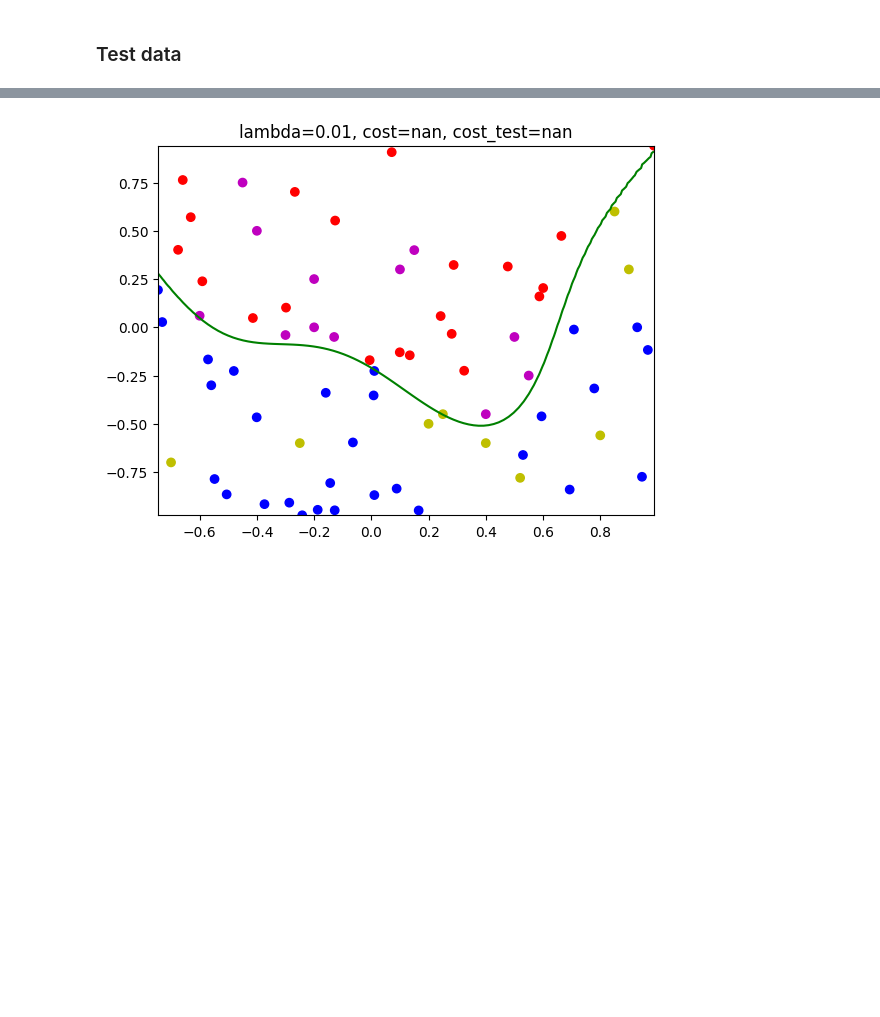
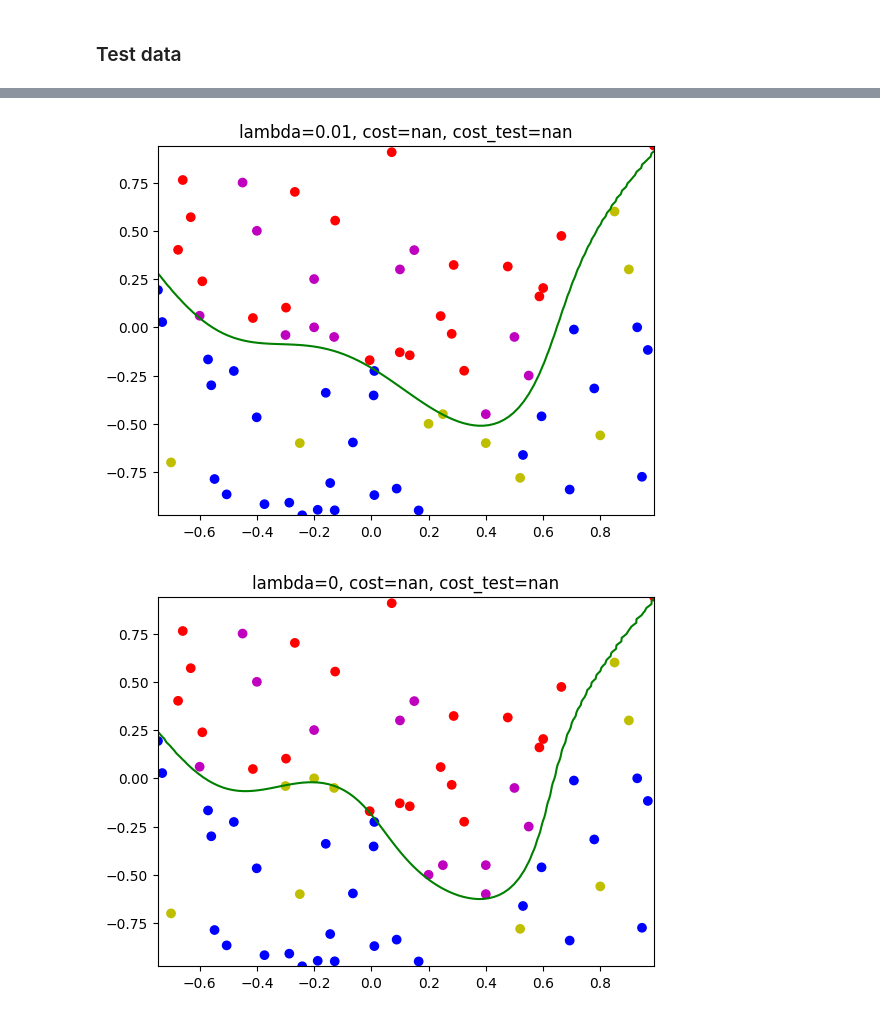
Before and after one commit to JakubStyczen/MachineLearining, a Jupyter notebook: Overfitting/ML_LAB4.ipynb, the cells around one changed output, grey strips where cells are left out. Cells and saved outputs as stored; diff of their text form; code cells hidden in the pictures; blank space fills up the shorter version.

```diff
--- a/Overfitting/ML_LAB4.ipynb
+++ b/Overfitting/ML_LAB4.ipynb
@@ -458,31 +449,32 @@ plt.show()
 
 x1_range = np.linspace(x1.min(), x1.max(), 100)
 x2_range = np.linspace(x2.min(), x2.max(), 100)
 x1x1, x2x2 = np.meshgrid(x1_range, x2_range)
 points = np.c_[x1x1.ravel(), x2x2.ravel()]
 x1x2_range_comb = standard_scaler.transform(points)
 x1x2_range_comb = poly_features.transform(x1x2_range_comb)
 X_range_comb = x1x2_range_comb.T
-for lambda_ in [10, 1, 0.5, 0.1, 0.05, 0.01]:
+for lambda_ in [10, 1, 0.5, 0.1, 0.05, 0.01, 0]:
     theta = np.zeros((28, 1))
     th, points = gradient_descent_ndim(x_train_poly_log.T, y.reshape(1, -1), theta, lambda_=lambda_)
     colors = ['r' if val > 0.5  else 'b' for val in points.tolist()[0]]
     h_range_comb = h_fun(X_range_comb, th)
     h_range_comb.shape = x1x1.shape
     result_test_log = th.T @ x_test_values_log.T
     colors1 = ['m' if val > 0.5  else 'y' for val in result_test_log.tolist()[0]]
     fig = plt.figure("Figure 1")
     plt.contour(x1x1, x2x2, h_range_comb, levels=[0.5], colors='g')
     plt.scatter(x1, x2, c=colors)
     plt.scatter(x1_t, x2_t, c=colors1)
     cost_test = calculate_cost(x_test_values_log.T, y_t.reshape(1, -1), th, 0)
     cost = calculate_cost(x_train_poly_log.T,  y.reshape(1, -1), th, 0)
     plt.title(f'lambda={lambda_}, cost={cost:.2f}, cost_test={cost_test:.2f}')
     plt.show()
 # %% [output]
 [figure]
 [figure]
 [figure]
 [figure]
 [figure]
 [figure]
+[figure, added]
```
Also changed, not shown: parts of 12 cells of this notebook.
